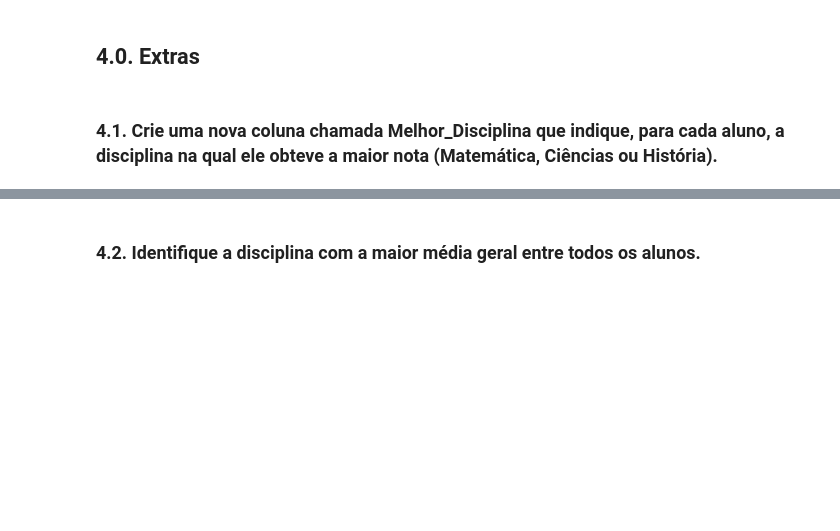
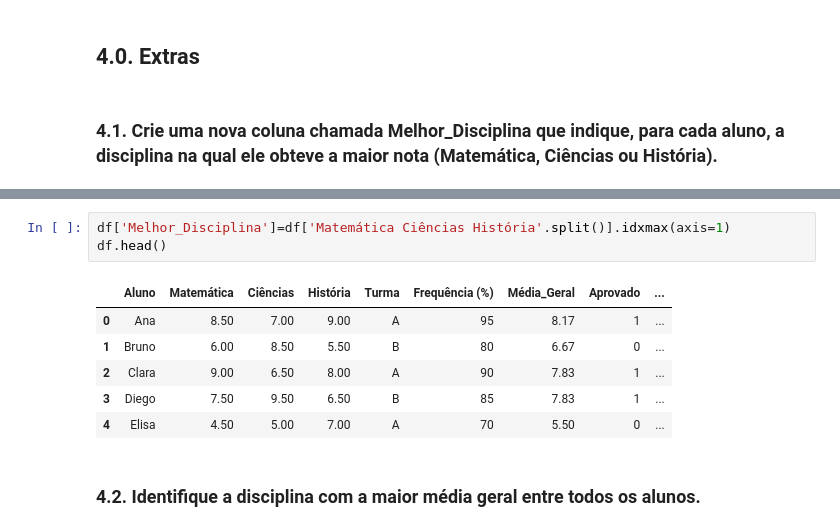
Before and after one commit to esscova/data-trivium, a Jupyter notebook: exercicios/003.ipynb, the cells around one changed output, grey strips where cells are left out. Saved outputs shown, nothing was run; the diff lists cells and outputs as text; blank space fills up the shorter version.

```diff
--- a/exercicios/003.ipynb
+++ b/exercicios/003.ipynb
@@ -267,2 +276,12 @@ df[df[df["História Matemática Ciências".split()]<6.0].any(axis=1)]
+# %%
+df['Melhor_Disciplina']=df['Matemática Ciências História'.split()].idxmax(axis=1)
+df.head()
+# %% [output]
+|  | Aluno | Matemática | Ciências | História | Turma | Frequência (%) | Média_Geral | Aprovado | ... |
+| 0 | Ana | 8.50 | 7.00 | 9.00 | A | 95 | 8.17 | 1 | ... |
+| 1 | Bruno | 6.00 | 8.50 | 5.50 | B | 80 | 6.67 | 0 | ... |
+| 2 | Clara | 9.00 | 6.50 | 8.00 | A | 90 | 7.83 | 1 | ... |
+| 3 | Diego | 7.50 | 9.50 | 6.50 | B | 85 | 7.83 | 1 | ... |
+| 4 | Elisa | 4.50 | 5.00 | 7.00 | A | 70 | 5.50 | 0 | ... |
 # %% [markdown]
 ### 4.2. Identifique a disciplina com a maior média geral entre todos os alunos.
```
Also changed, not shown: parts of 3 cells of this notebook.
